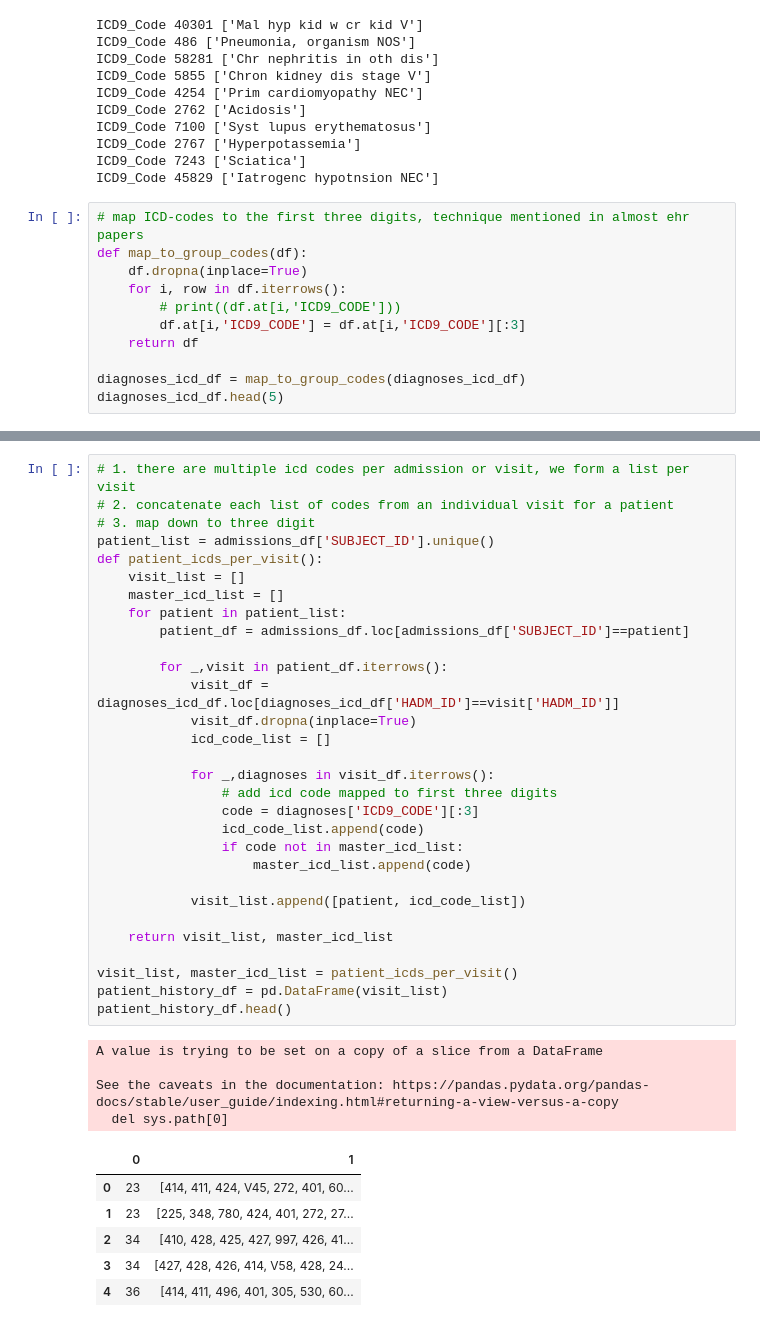
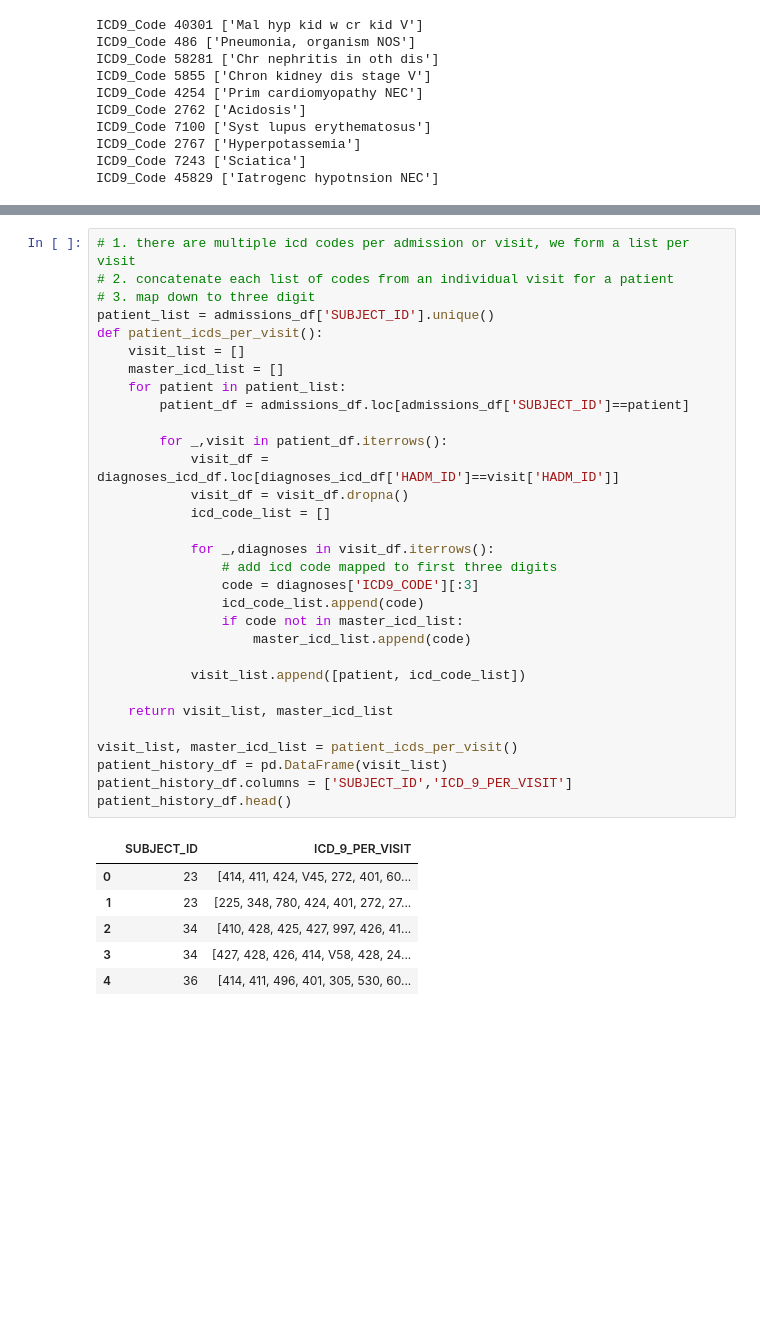
Before and after one commit to AlexKer/federated-metalearning-risk-prediction-ehr, a Jupyter notebook: Data Exploration and Preprocessing.ipynb, the cells around one changed output, grey strips where cells are left out. Saved outputs shown, nothing was run; the diff lists cells and outputs as text; blank space fills up the shorter version.

```diff
--- a/Data Exploration and Preprocessing.ipynb
+++ b/Data Exploration and Preprocessing.ipynb
@@ -154,14 +169,3 @@ ICD9_Code 7100 ['Syst lupus erythematosus']
 ICD9_Code 2767 ['Hyperpotassemia']
 ICD9_Code 7243 ['Sciatica']
 ICD9_Code 45829 ['Iatrogenc hypotnsion NEC']
-# %%
-# map ICD-codes to the first three digits, technique mentioned in almost ehr papers
-def map_to_group_codes(df):
-    df.dropna(inplace=True)
-    for i, row in df.iterrows():
-        # print((df.at[i,'ICD9_CODE']))
-        df.at[i,'ICD9_CODE'] = df.at[i,'ICD9_CODE'][:3]
-    return df
-
-diagnoses_icd_df = map_to_group_codes(diagnoses_icd_df)
-diagnoses_icd_df.head(5)
@@ -175,39 +172,36 @@ diagnoses_icd_df.head(5)
 # %%
 # 1. there are multiple icd codes per admission or visit, we form a list per visit
 # 2. concatenate each list of codes from an individual visit for a patient
 # 3. map down to three digit
 patient_list = admissions_df['SUBJECT_ID'].unique()
 def patient_icds_per_visit():
     visit_list = []
     master_icd_list = []
     for patient in patient_list:
         patient_df = admissions_df.loc[admissions_df['SUBJECT_ID']==patient]
 
         for _,visit in patient_df.iterrows():
             visit_df = diagnoses_icd_df.loc[diagnoses_icd_df['HADM_ID']==visit['HADM_ID']]
-            visit_df.dropna(inplace=True)
+            visit_df = visit_df.dropna()
             icd_code_list = []
 
             for _,diagnoses in visit_df.iterrows():
                 # add icd code mapped to first three digits
                 code = diagnoses['ICD9_CODE'][:3]
                 icd_code_list.append(code)
                 if code not in master_icd_list:
                     master_icd_list.append(code)
 
             visit_list.append([patient, icd_code_list])
 
     return visit_list, master_icd_list
 
 visit_list, master_icd_list = patient_icds_per_visit()
 patient_history_df = pd.DataFrame(visit_list)
+patient_history_df.columns = ['SUBJECT_ID','ICD_9_PER_VISIT']
 patient_history_df.head()
 # %% [output]
-A value is trying to be set on a copy of a slice from a DataFrame
-
-See the caveats in the documentation: https://pandas.pydata.org/pandas-docs/stable/user_guide/indexing.html#returning-a-view-versus-a-copy
-  del sys.path[0]
-|  | 0 | 1 |
+|  | SUBJECT_ID | ICD_9_PER_VISIT |
 | 0 | 23 | [414, 411, 424, V45, 272, 401, 60... |
 | 1 | 23 | [225, 348, 780, 424, 401, 272, 27... |
 | 2 | 34 | [410, 428, 425, 427, 997, 426, 41... |
```
Also changed, not shown: parts of 9 cells of this notebook, 1 other file.
